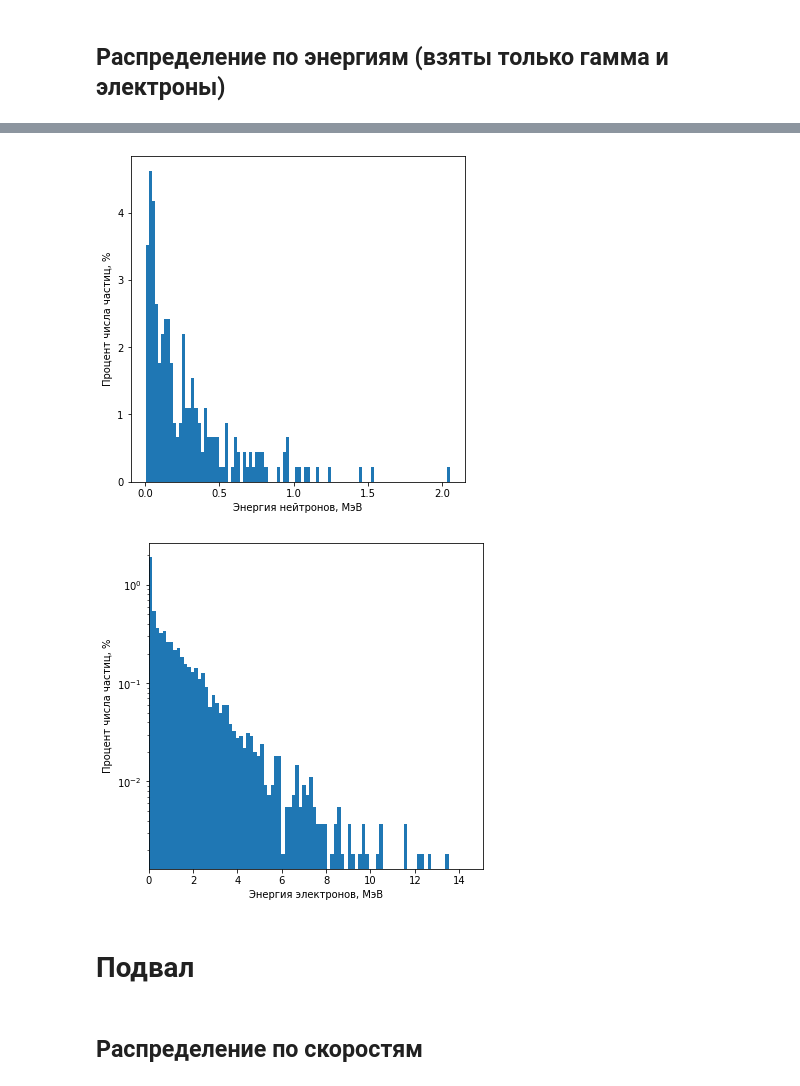
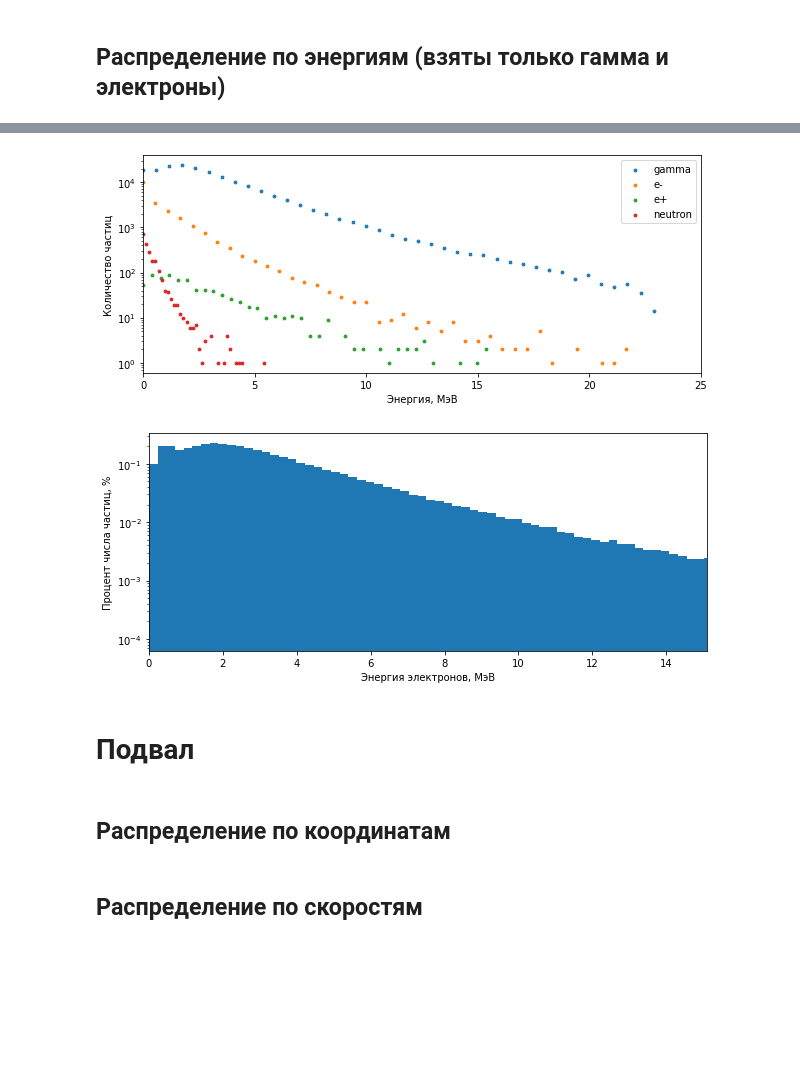
Before and after one commit to annndruha/Distribution-of-secondary-particles-in-tissue-equivalent-materials, a Jupyter notebook: t1/AccelStatsCalculator.ipynb, the cells around one changed output, grey strips where cells are left out. Cells and saved outputs as stored; diff of their text form; code cells hidden in the pictures; blank space fills up the shorter version.

Commit message:
Add statistic

```diff
--- a/t1/AccelStatsCalculator.ipynb
+++ b/t1/AccelStatsCalculator.ipynb
@@ -17,12 +12,12 @@ figure(figsize=(8, 8), dpi=120)
 # %% [markdown]
 ## Загрузка данных
 # %%
-paths = glob.glob(f"t1_statistic/*results*.csv")
+paths = glob.glob(f"t1_statistic_32/*results*.csv")
 # %%
 data = pd.DataFrame()
 
 for path in paths:
-    item = pd.read_csv(path, skiprows=12, names=['name', 'x', 'y', 'z', 'vx', 'vy', 'vz', 'E'])
+    item = pd.read_csv(path, skiprows=12, names=['name', 'E'])
     data = pd.concat((data, item), ignore_index=True)
 # %% [markdown]
 ## Первичная статистика ускорителя
@@ -88,8 +42,0 @@ pd.DataFrame(res, columns=['name', 'count', 'percent'])
-# %%
-center = data[(-5 < data['x']) & (data['x'] < 5) & (-5 < data['y']) & (data['y'] < 5)]
-plt.rcParams["figure.figsize"] = (6,6)
-plt.hist2d(center['x'], center['y'], bins=30)
-plt.title('Плотность частиц на выходе из коллиматора')
-plt.xlabel('Координата X, см')
-plt.ylabel('Координата Y, см')
-plt.show()
@@ -102,9 +64,0 @@ center = data[(-4 < data['x']) & (data['x'] < 4) & (-4 < data['y']) & (data['y']
-# %%
-center_gamma = center[center['name'] == 'gamma']
-plt.rcParams["figure.figsize"] = (10,4)
-plt.hist(center_gamma['E'], bins=100, density=True)
-plt.yscale('log')
-plt.xlim([0, 15.1])
-plt.ylabel('Процент числа частиц, %')
-plt.xlabel('Энергия гамма-квантов, МэВ')
-plt.show()
@@ -113,10 +64,0 @@ plt.show()
-# %%
-center_e = center[center['name'] == 'neutron']
-plt.hist(center_e['E'], bins=100, density=True)
-# plt.xlim([0, 15.1])
-plt.ylabel('Процент числа частиц, %')
-plt.xlabel('Энергия нейтронов, МэВ')
-#plt.yscale('log')
-plt.show()
-# %% [output]
-[figure, removed]
@@ -122,0 +69,14 @@ plt.show()
+# %%
+for pname in ['gamma', 'e-', 'e+', 'neutron']:
+    names_particle = data[data['name'] == pname]
+    energys, counts = get_energy_count_bins(names_particle, 40)
+    plt.scatter(energys, counts, s=8, label=pname)
+
+plt.legend()
+plt.xlim([0, 25.01])
+plt.yscale('log')
+plt.ylabel('Количество частиц')
+plt.xlabel('Энергия, МэВ')
+plt.show()
+# %% [output]
+[figure, added]
@@ -123,12 +90,14 @@ plt.show()
 # %%
-center_e = center[center['name'] == 'e-']
-plt.hist(center_e['E'], bins=100, density=True)
+particles = data[data['name'] == 'gamma']
+plt.hist(particles['E'], bins=100, density=True)
 plt.xlim([0, 15.1])
 plt.ylabel('Процент числа частиц, %')
 plt.xlabel('Энергия электронов, МэВ')
 plt.yscale('log')
 plt.show()
 # %% [output]
-[figure, old version]
+[figure, new version]
 # %% [markdown]
 # Подвал
+# %% [markdown]
+## Распределение по координатам
```
Also changed, not shown: parts of 18 cells of this notebook, 31 other files.
